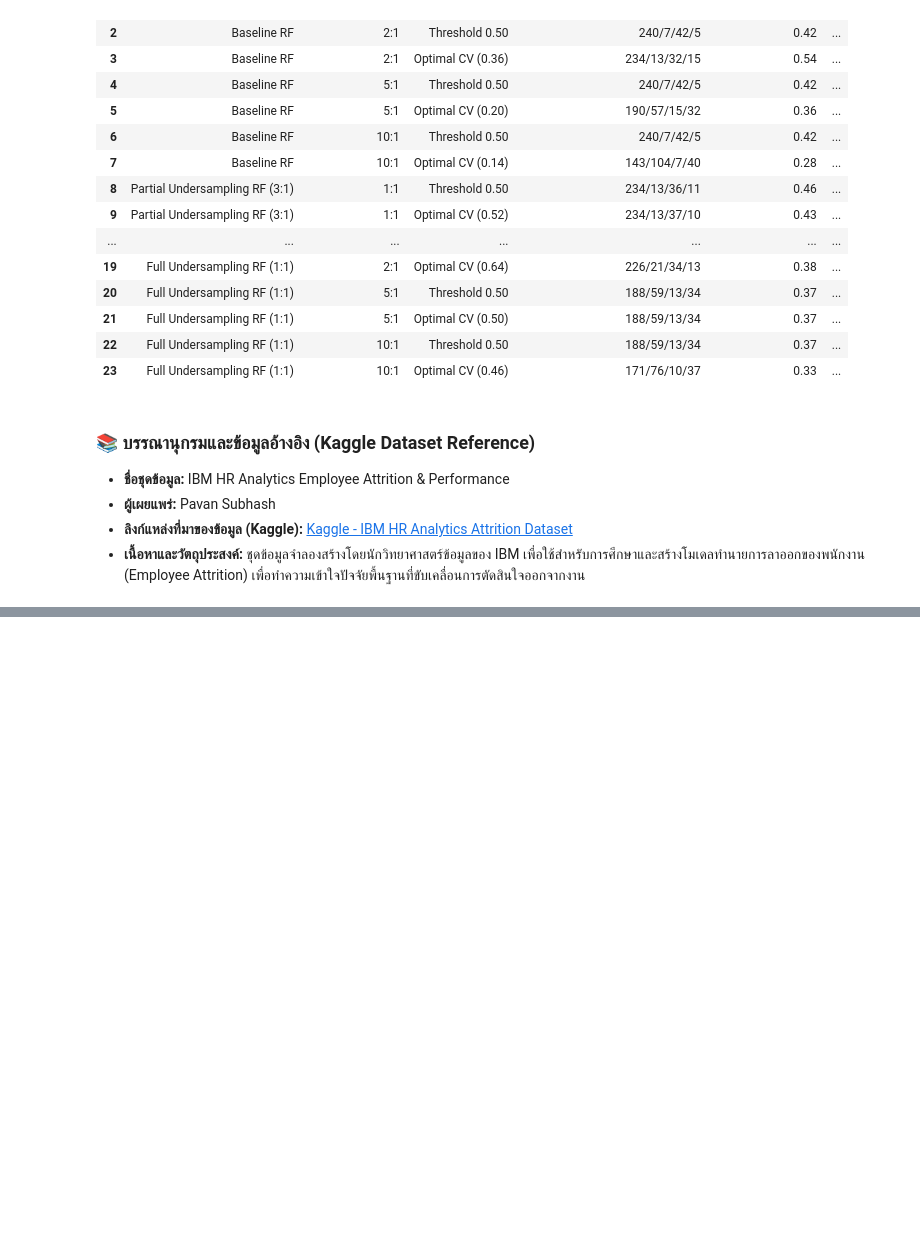
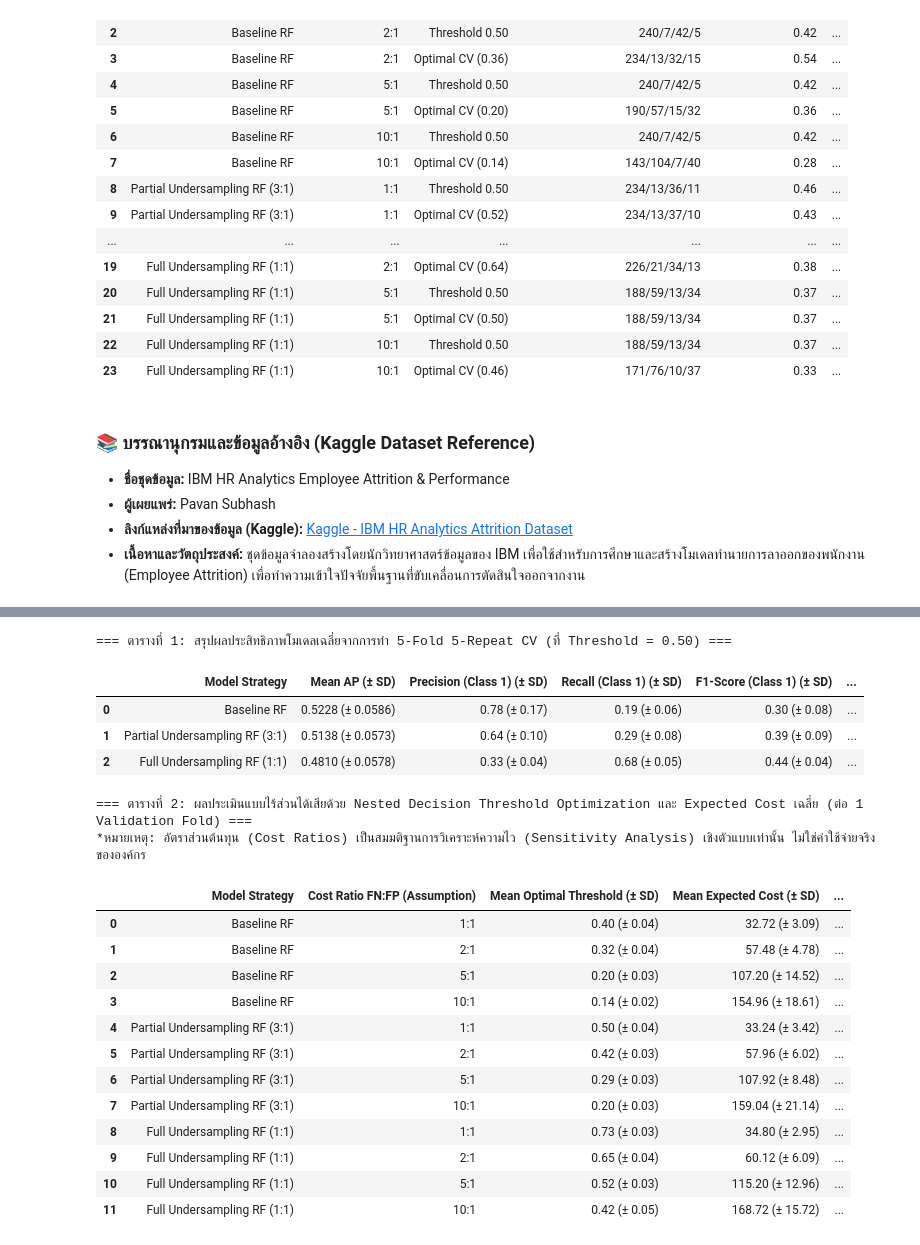
Before and after one commit to rtmyy/master-is-project, a Jupyter notebook: kaggle_dataset.ipynb, the cells around one changed output, grey strips where cells are left out. Cells and saved outputs as stored; diff of their text form; code cells hidden in the pictures; blank space fills up the shorter version.

```diff
--- a/kaggle_dataset.ipynb
+++ b/kaggle_dataset.ipynb
@@ -1451,0 +1601,62 @@ display(df_table_b)
+# %%
+# 3. การประมวลและแปลงค่าเฉลี่ยสรุปผลแบบตารางเพื่อความแม่นยำทางสถิติศาสตร์
+summary_metrics = []
+
+for strat in strategies:
+    df_strat_m = pd.DataFrame(outer_metrics_results[strat])
+    summary_metrics.append({
+        'Model Strategy': strat,
+        'Mean AP (± SD)': f"{df_strat_m['ap'].mean():.4f} (± {df_strat_m['ap'].std():.4f})",
+        'Precision (Class 1) (± SD)': f"{df_strat_m['precision'].mean():.2f} (± {df_strat_m['precision'].std():.2f})",
+        'Recall (Class 1) (± SD)': f"{df_strat_m['recall'].mean():.2f} (± {df_strat_m['recall'].std():.2f})",
+        'F1-Score (Class 1) (± SD)': f"{df_strat_m['f1'].mean():.2f} (± {df_strat_m['f1'].std():.2f})",
+        'Confusion Matrix (Mean TN/FP/FN/TP)': f"{df_strat_m['tn'].mean():.1f} / {df_strat_m['fp'].mean():.1f} / {df_strat_m['fn'].mean():.1f} / {df_strat_m['tp'].mean():.1f}"
+    })
+
+df_summary_m = pd.DataFrame(summary_metrics)
+print("=== ตารางที่ 1: สรุปผลประสิทธิภาพโมเดลเฉลี่ยจากการทำ 5-Fold 5-Repeat CV (ที่ Threshold = 0.50) ===")
+display(df_summary_m)
+
+# 4. การประมวลและสรุปผล Nested Cost-Sensitive Optimization
+summary_nested_costs = []
+for strat in strategies:
+    for scen in cost_scenarios:
+        ratio_name = scen["ratio"]
+        results_list = nested_cost_results[strat][ratio_name]
+
+        ths = [res['threshold'] for res in results_list]
+        costs = [res['expected_cost'] for res in results_list]
+
+        summary_nested_costs.append({
+            'Model Strategy': strat,
+            'Cost Ratio FN:FP (Assumption)': ratio_name,
+            'Mean Optimal Threshold (± SD)': f"{np.mean(ths):.2f} (± {np.std(ths):.2f})",
+            'Mean Expected Cost (± SD)': f"{np.mean(costs):.2f} (± {np.std(costs):.2f})",
+            'Expected Cost per 100 Employees': f"{(np.mean(costs) / len(y_ot_val) * 100):.2f}"
+        })
+
+df_summary_nested = pd.DataFrame(summary_nested_costs)
+print("\n=== ตารางที่ 2: ผลประเมินแบบไร้ส่วนได้เสียด้วย Nested Decision Threshold Optimization และ Expected Cost เฉลี่ย (ต่อ 1 Validation Fold) ===")
+print("*หมายเหตุ: อัตราส่วนต้นทุน (Cost Ratios) เป็นสมมติฐานการวิเคราะห์ความไว (Sensitivity Analysis) เชิงตัวแบบเท่านั้น ไม่ใช่ค่าใช้จ่ายจริงขององค์กร")
+display(df_summary_nested)
+# %% [output]
+=== ตารางที่ 1: สรุปผลประสิทธิภาพโมเดลเฉลี่ยจากการทำ 5-Fold 5-Repeat CV (ที่ Threshold = 0.50) ===
+|  | Model Strategy | Mean AP (± SD) | Precision (Class 1) (± SD) | Recall (Class 1) (± SD) | F1-Score (Class 1) (± SD) | ... |
+| 0 | Baseline RF | 0.5228 (± 0.0586) | 0.78 (± 0.17) | 0.19 (± 0.06) | 0.30 (± 0.08) | ... |
+| 1 | Partial Undersampling RF (3:1) | 0.5138 (± 0.0573) | 0.64 (± 0.10) | 0.29 (± 0.08) | 0.39 (± 0.09) | ... |
+| 2 | Full Undersampling RF (1:1) | 0.4810 (± 0.0578) | 0.33 (± 0.04) | 0.68 (± 0.05) | 0.44 (± 0.04) | ... |
+=== ตารางที่ 2: ผลประเมินแบบไร้ส่วนได้เสียด้วย Nested Decision Threshold Optimization และ Expected Cost เฉลี่ย (ต่อ 1 Validation Fold) ===
+*หมายเหตุ: อัตราส่วนต้นทุน (Cost Ratios) เป็นสมมติฐานการวิเคราะห์ความไว (Sensitivity Analysis) เชิงตัวแบบเท่านั้น ไม่ใช่ค่าใช้จ่ายจริงขององค์กร
+|  | Model Strategy | Cost Ratio FN:FP (Assumption) | Mean Optimal Threshold (± SD) | Mean Expected Cost (± SD) | ... |
+| 0 | Baseline RF | 1:1 | 0.40 (± 0.04) | 32.72 (± 3.09) | ... |
+| 1 | Baseline RF | 2:1 | 0.32 (± 0.04) | 57.48 (± 4.78) | ... |
+| 2 | Baseline RF | 5:1 | 0.20 (± 0.03) | 107.20 (± 14.52) | ... |
+| 3 | Baseline RF | 10:1 | 0.14 (± 0.02) | 154.96 (± 18.61) | ... |
+| 4 | Partial Undersampling RF (3:1) | 1:1 | 0.50 (± 0.04) | 33.24 (± 3.42) | ... |
+| 5 | Partial Undersampling RF (3:1) | 2:1 | 0.42 (± 0.03) | 57.96 (± 6.02) | ... |
+| 6 | Partial Undersampling RF (3:1) | 5:1 | 0.29 (± 0.03) | 107.92 (± 8.48) | ... |
+| 7 | Partial Undersampling RF (3:1) | 10:1 | 0.20 (± 0.03) | 159.04 (± 21.14) | ... |
+| 8 | Full Undersampling RF (1:1) | 1:1 | 0.73 (± 0.03) | 34.80 (± 2.95) | ... |
+| 9 | Full Undersampling RF (1:1) | 2:1 | 0.65 (± 0.04) | 60.12 (± 6.09) | ... |
+| 10 | Full Undersampling RF (1:1) | 5:1 | 0.52 (± 0.03) | 115.20 (± 12.96) | ... |
+| 11 | Full Undersampling RF (1:1) | 10:1 | 0.42 (± 0.05) | 168.72 (± 15.72) | ... |
```
Also changed, not shown: parts of 3 cells of this notebook.
